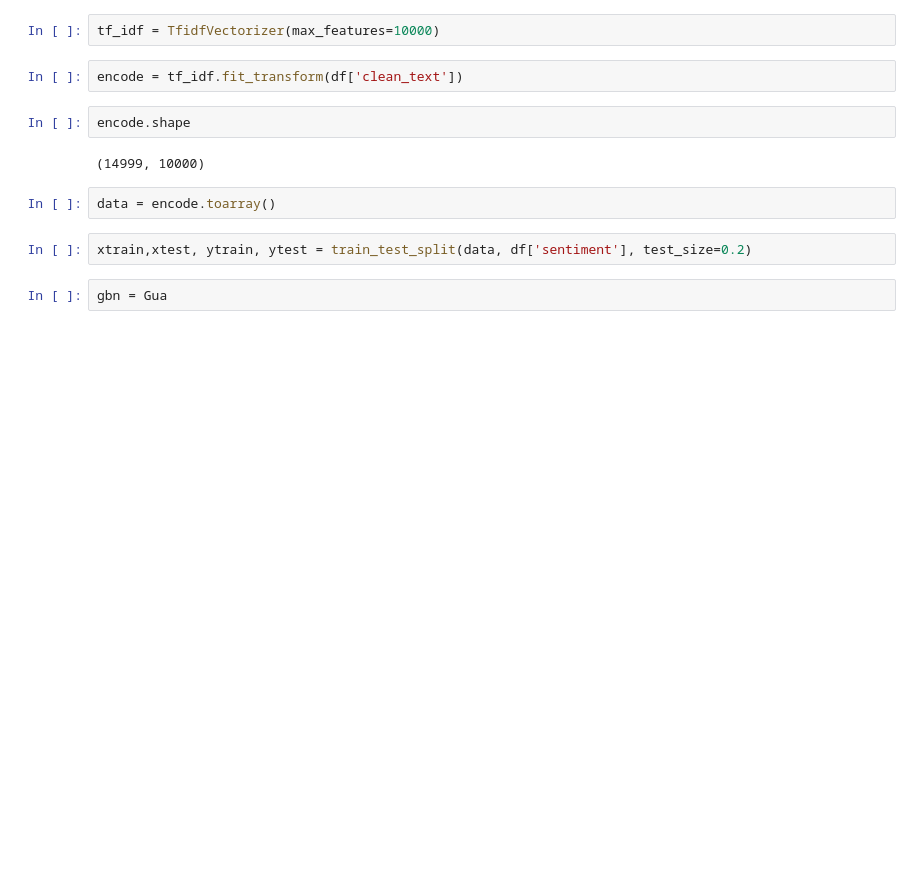
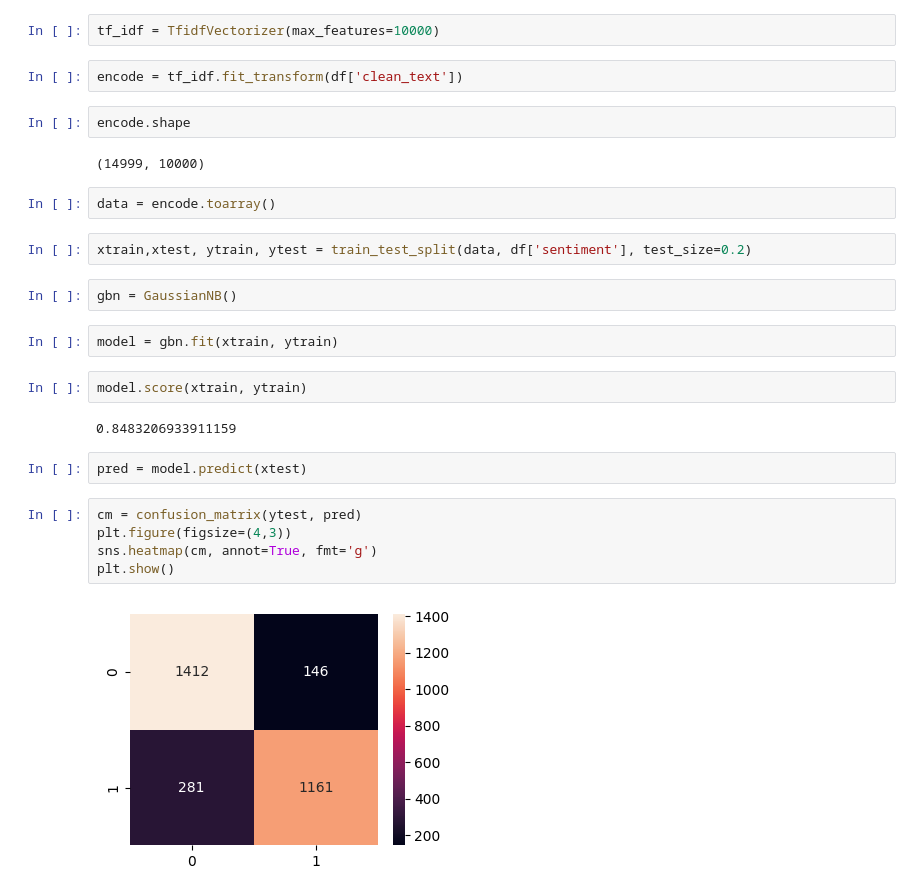
Before and after one commit to Md-Maruf-1727/Machine-Learning-Algorithms, a Jupyter notebook: Natural Language Processing (NLP)/practice model 2/code.ipynb, the cells around one changed output. Saved outputs shown, nothing was run; the diff lists cells and outputs as text; blank space fills up the shorter version.

Commit message:
model

```diff
--- a/Natural Language Processing (NLP)/practice model 2/code.ipynb
+++ b/Natural Language Processing (NLP)/practice model 2/code.ipynb
@@ -108,4 +108,19 @@ data = encode.toarray()
 # %%
 xtrain,xtest, ytrain, ytest = train_test_split(data, df['sentiment'], test_size=0.2)
 # %%
-gbn = Gua
+gbn = GaussianNB()
+# %%
+model = gbn.fit(xtrain, ytrain)
+# %%
+model.score(xtrain, ytrain)
+# %% [output]
+0.8483206933911159
+# %%
+pred = model.predict(xtest)
+# %%
+cm = confusion_matrix(ytest, pred)
+plt.figure(figsize=(4,3))
+sns.heatmap(cm, annot=True, fmt='g')
+plt.show()
+# %% [output]
+[figure, added]
```
Also changed, not shown: parts of 15 cells of this notebook.
